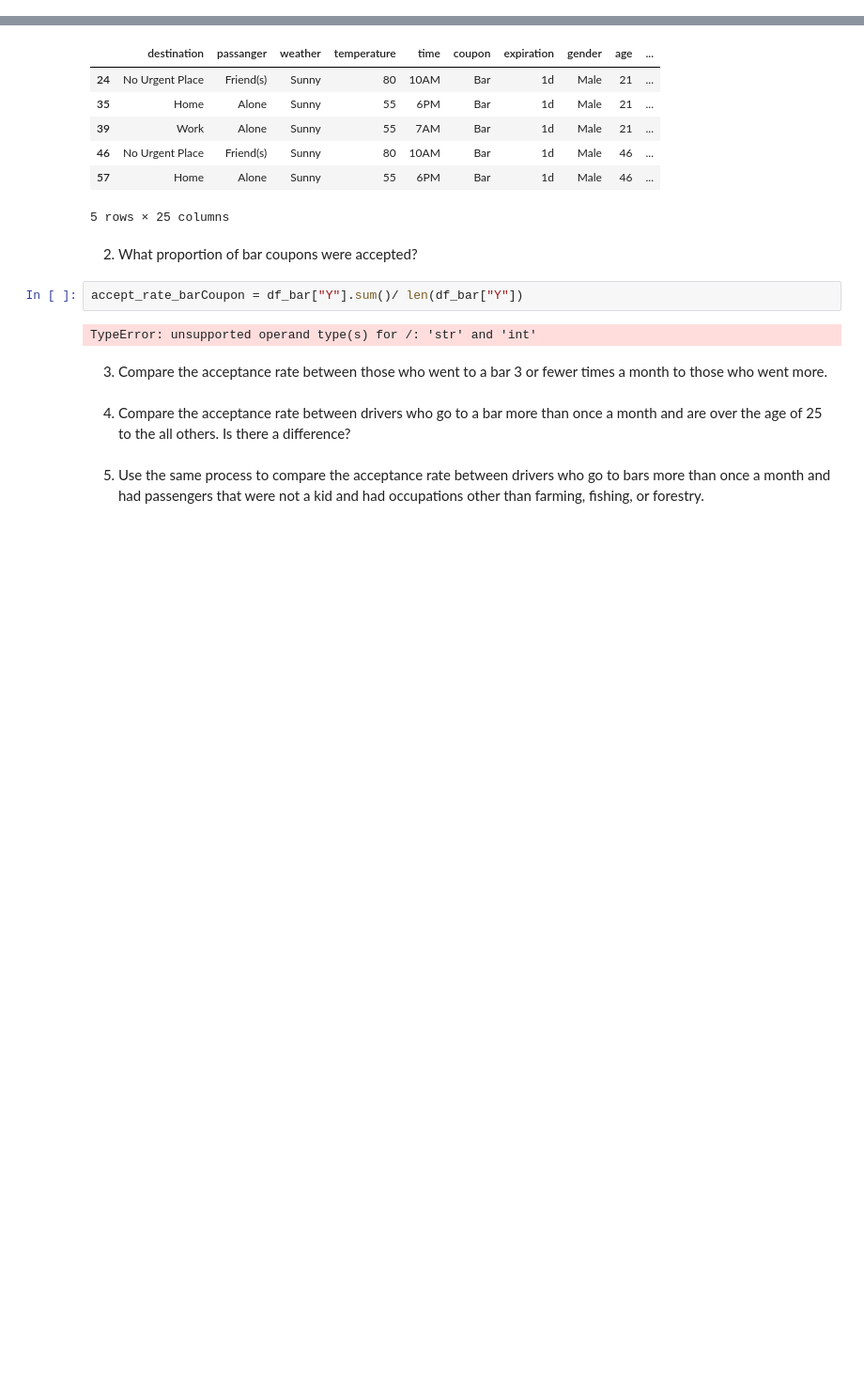
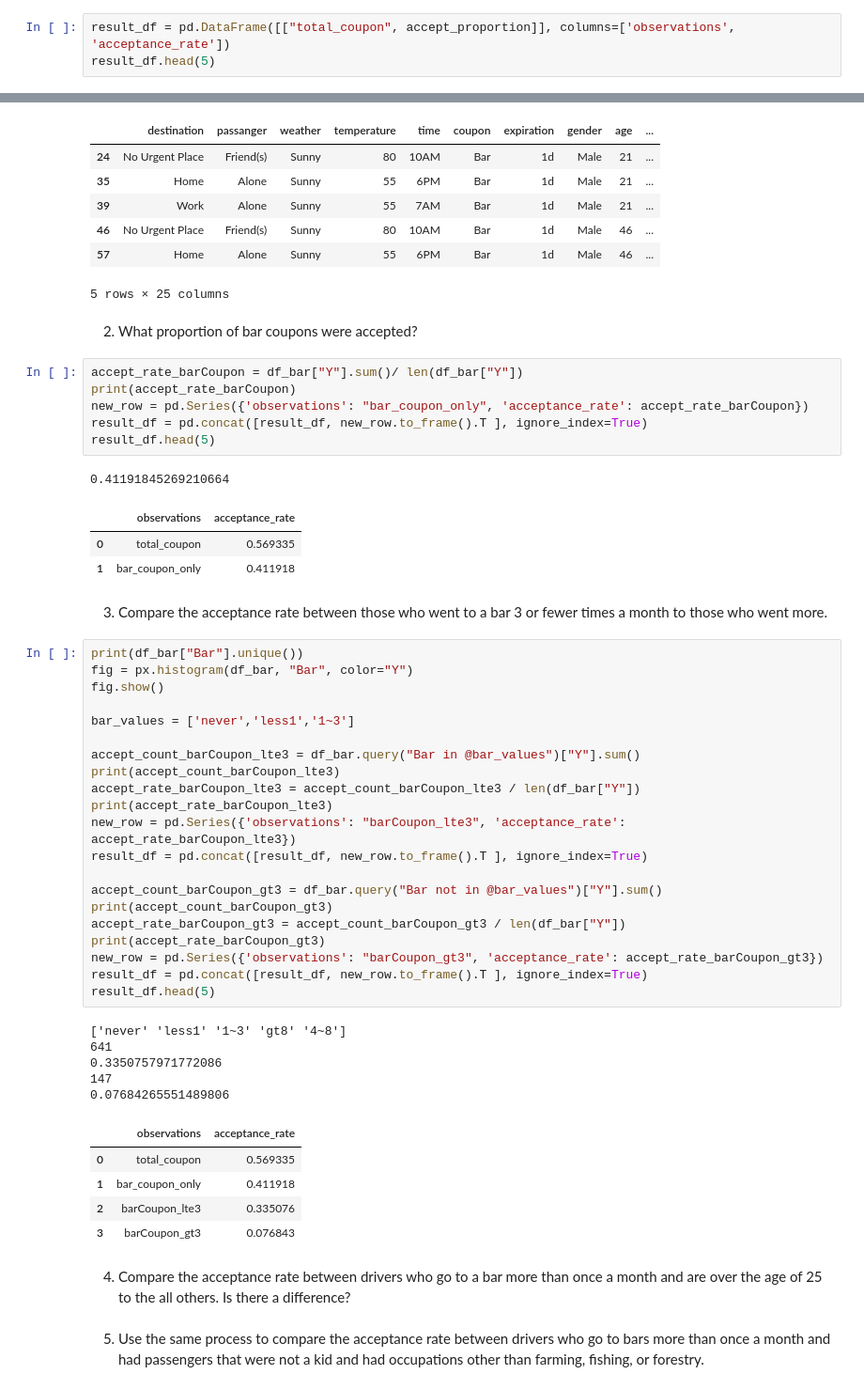
Before and after one commit to anhphong2312/ML-App1, a Jupyter notebook: assignment_5_1_starter/prompt.ipynb, the cells around one changed output, grey strips where cells are left out. Shown at 94% size. Saved outputs shown, nothing was run; the diff lists cells and outputs as text; blank space fills up the shorter version.

```diff
--- a/assignment_5_1_starter/prompt.ipynb
+++ b/assignment_5_1_starter/prompt.ipynb
@@ -138,3 +137,6 @@ fig = px.pie(df1, "Y", title="Coupon acceptance rate")
 fig.show()
 # %% [output]
 0.5693352098683666
+# %%
+result_df = pd.DataFrame([["total_coupon", accept_proportion]], columns=['observations', 'acceptance_rate'])
+result_df.head(5)
@@ -188,12 +193,51 @@ memory usage: 388.6+ KB
 5 rows × 25 columns
 # %% [markdown]
 2. What proportion of bar coupons were accepted?
-# %%
-accept_rate_barCoupon = df_bar["Y"].sum()/ len(df_bar["Y"])
-# %% [output]
-TypeError: unsupported operand type(s) for /: 'str' and 'int'
+# %%
+accept_rate_barCoupon = df_bar["Y"].sum()/ len(df_bar["Y"])
+print(accept_rate_barCoupon)
+new_row = pd.Series({'observations': "bar_coupon_only", 'acceptance_rate': accept_rate_barCoupon})
+result_df = pd.concat([result_df, new_row.to_frame().T ], ignore_index=True)
+result_df.head(5)
+# %% [output]
+0.41191845269210664
+|  | observations | acceptance_rate |
+| 0 | total_coupon | 0.569335 |
+| 1 | bar_coupon_only | 0.411918 |
 # %% [markdown]
 3. Compare the acceptance rate between those who went to a bar 3 or fewer times a month to those who went more.
+# %%
+print(df_bar["Bar"].unique())
+fig = px.histogram(df_bar, "Bar", color="Y")
+fig.show()
+
+bar_values = ['never','less1','1~3']
+
+accept_count_barCoupon_lte3 = df_bar.query("Bar in @bar_values")["Y"].sum()
+print(accept_count_barCoupon_lte3)
+accept_rate_barCoupon_lte3 = accept_count_barCoupon_lte3 / len(df_bar["Y"])
+print(accept_rate_barCoupon_lte3)
+new_row = pd.Series({'observations': "barCoupon_lte3", 'acceptance_rate': accept_rate_barCoupon_lte3})
+result_df = pd.concat([result_df, new_row.to_frame().T ], ignore_index=True)
+
+accept_count_barCoupon_gt3 = df_bar.query("Bar not in @bar_values")["Y"].sum()
+print(accept_count_barCoupon_gt3)
+accept_rate_barCoupon_gt3 = accept_count_barCoupon_gt3 / len(df_bar["Y"])
+print(accept_rate_barCoupon_gt3)
+new_row = pd.Series({'observations': "barCoupon_gt3", 'acceptance_rate': accept_rate_barCoupon_gt3})
+result_df = pd.concat([result_df, new_row.to_frame().T ], ignore_index=True)
+result_df.head(5)
+# %% [output]
+['never' 'less1' '1~3' 'gt8' '4~8']
+641
+0.3350757971772086
+147
+0.07684265551489806
+|  | observations | acceptance_rate |
+| 0 | total_coupon | 0.569335 |
+| 1 | bar_coupon_only | 0.411918 |
+| 2 | barCoupon_lte3 | 0.335076 |
+| 3 | barCoupon_gt3 | 0.076843 |
 # %% [markdown]
 4. Compare the acceptance rate between drivers who go to a bar more than once a month and are over the age of 25 to the all others.  Is there a difference?
 # %% [markdown]
```
Also changed, not shown: parts of 3 cells of this notebook.
